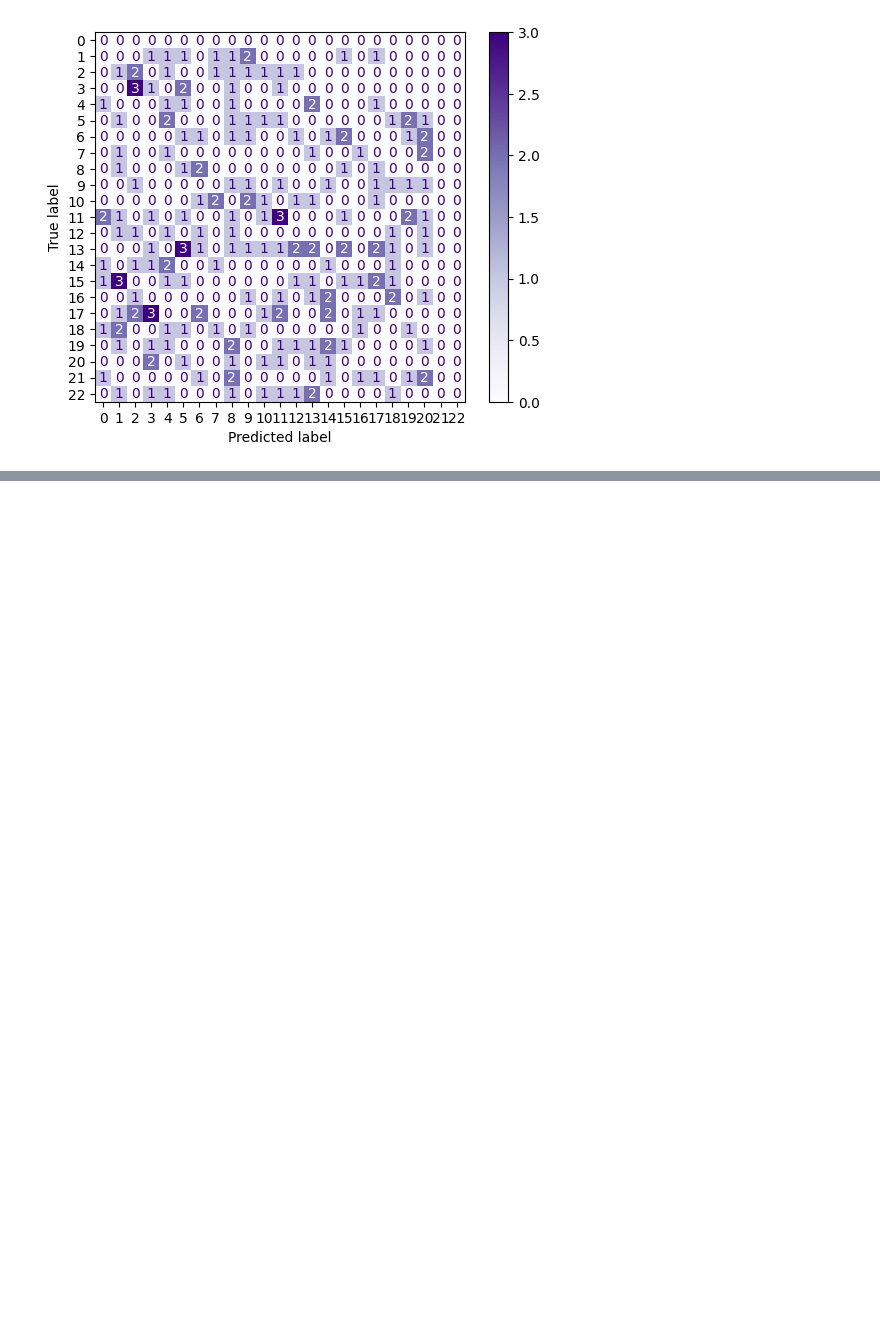
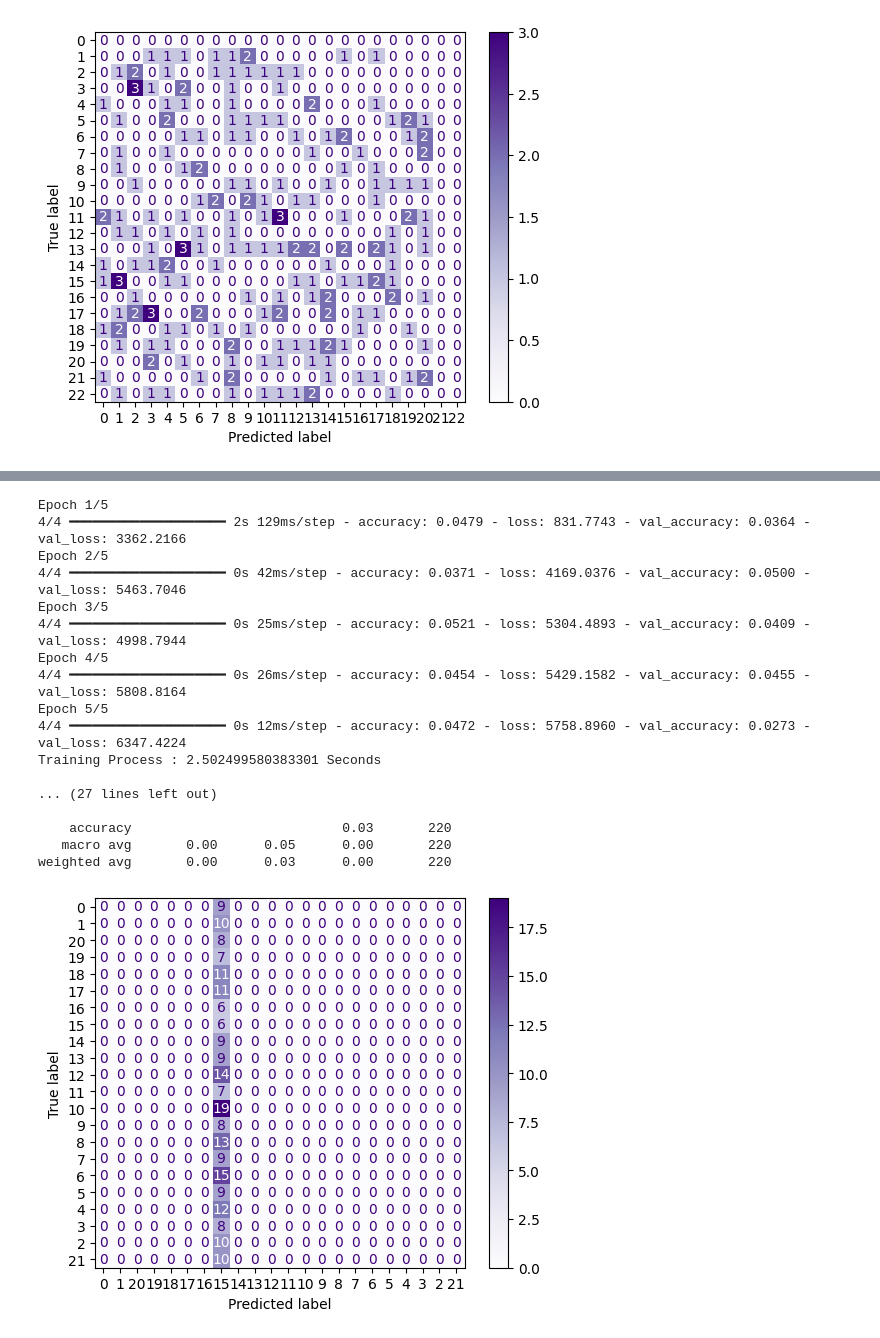
Before and after one commit to siyaboban/Crop-recommendation, a Jupyter notebook: Crop__recommendation_code_Final.ipynb, the cells around one changed output, grey strips where cells are left out. Saved outputs shown, nothing was run; the diff lists cells and outputs as text; code cells hidden in the pictures; blank space fills up the shorter version.

```diff
--- a/Crop__recommendation_code_Final.ipynb
+++ b/Crop__recommendation_code_Final.ipynb
@@ -1163,0 +1318,71 @@ Dimension must be 2 but is 3 for '{{node functional_5_1/attention_17_1/transpose
+# %%
+from tensorflow.keras.optimizers import SGD as crs_ppp
+
+crs_time_1 = crs_time.time()
+
+AAAA_IN_L = III(shape=(crs_Xtrain.shape[1],))
+
+AAAA_IN_RE = crs_reshape((crs_Xtrain.shape[1], 1))(AAAA_IN_L)
+
+AAAA_IN_ATN = crs_TFlo.keras.layers.Attention()([AAAA_IN_RE, AAAA_IN_RE])
+
+AAAA_RR_ATN = crs_reshape((-1, crs_Xtrain.shape[1]))(AAAA_IN_ATN)
+
+AAAA_AG_G = crs_GAPooling()(AAAA_RR_ATN)
+
+AAAA_OUT_L = DDD(crop_cn, activation='softmax')(AAAA_AG_G)
+
+crs_modl = crs_Mdl(inputs=AAAA_IN_L, outputs=AAAA_OUT_L)
+
+crs_modl.compile(optimizer=crs_ppp(learning_rate=0.1), loss='sparse_categorical_crossentropy', metrics=['accuracy'])
+crs_modl.fit(crs_Xtrain, crs_Ytrain, epochs=5, batch_size=500, validation_data=(crs_Xval, crs_Yval))
+
+crs_time_2 = crs_time.time()
+print("Training Process :", crs_time_2-crs_time_1, "Seconds\n")
+
+####################  Validation Process ------------
+crs_time_1 = crs_time.time()
+crs_y_pdct = crs_modl.predict(crs_Xval)
+crs_time_2 = crs_time.time()
+print("Validation Process :", crs_time_2-crs_time_1, "Seconds\n")
+
+crs_y_pdct = crs_Nump.argmax(crs_y_pdct, axis=1)
+crop_labels = crs_df['crop_num'].unique()
+print(crs_rpot(crs_Yval, crs_y_pdct))
+
+crs_confM = crs_cfms(crs_Yval, crs_y_pdct)
+crs_dply(confusion_matrix = crs_confM, display_labels = crop_labels).plot(cmap = 'Purples')
+crs_plt.show()
+####################  Testing Process ------------
+
+crs_time_1 = crs_time.time()
+crs_y_pdct = crs_modl.predict(crs_Xtest)
+crs_time_2 = crs_time.time()
+print("Testing Process :", crs_time_2-crs_time_1, "Seconds\n")
+
+crs_y_pdct = crs_Nump.argmax(crs_y_pdct, axis=1)
+crop_labels = crs_df['crop_num'].unique()
+print(crs_rpot(crs_Ytest, crs_y_pdct))
+
+crs_confM = crs_cfms(crs_Ytest, crs_y_pdct)
+crs_dply(confusion_matrix = crs_confM, display_labels = crop_labels).plot(cmap = 'Purples')
+crs_plt.show()
+# %% [output]
+Epoch 1/5
+4/4 ━━━━━━━━━━━━━━━━━━━━ 2s 129ms/step - accuracy: 0.0479 - loss: 831.7743 - val_accuracy: 0.0364 - val_loss: 3362.2166
+Epoch 2/5
+4/4 ━━━━━━━━━━━━━━━━━━━━ 0s 42ms/step - accuracy: 0.0371 - loss: 4169.0376 - val_accuracy: 0.0500 - val_loss: 5463.7046
+Epoch 3/5
+4/4 ━━━━━━━━━━━━━━━━━━━━ 0s 25ms/step - accuracy: 0.0521 - loss: 5304.4893 - val_accuracy: 0.0409 - val_loss: 4998.7944
+Epoch 4/5
+4/4 ━━━━━━━━━━━━━━━━━━━━ 0s 26ms/step - accuracy: 0.0454 - loss: 5429.1582 - val_accuracy: 0.0455 - val_loss: 5808.8164
+Epoch 5/5
+4/4 ━━━━━━━━━━━━━━━━━━━━ 0s 12ms/step - accuracy: 0.0472 - loss: 5758.8960 - val_accuracy: 0.0273 - val_loss: 6347.4224
+Training Process : 2.502499580383301 Seconds
+
+... (27 lines left out)
+
+    accuracy                           0.03       220
+   macro avg       0.00      0.05      0.00       220
+weighted avg       0.00      0.03      0.00       220
+[figure, added]
```
Also changed, not shown: parts of 52 cells of this notebook.
